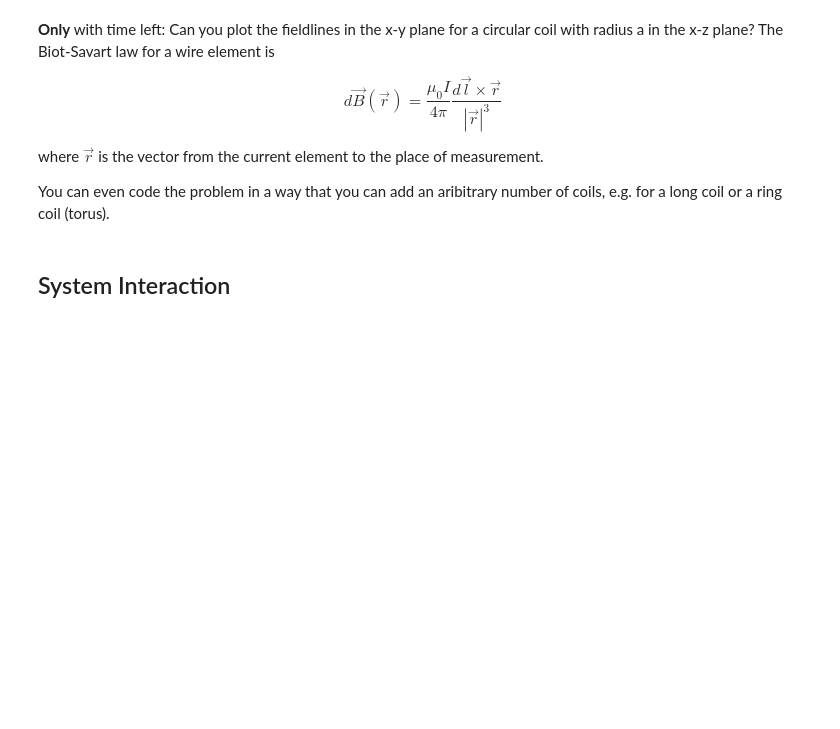
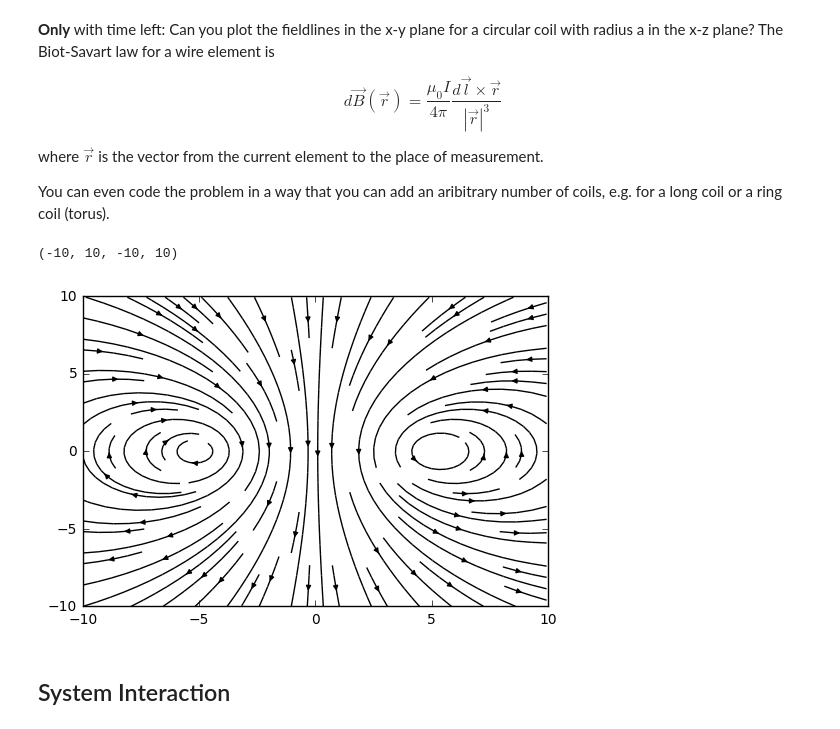
Before and after one commit to woskar/python-for-scientists, a Jupyter notebook: Python for Scientists - Lecture Notes.ipynb, the cells around one changed output. Saved outputs shown, nothing was run; the diff lists cells and outputs as text; code cells hidden in the pictures; blank space fills up the shorter version.

```diff
--- a/Python for Scientists - Lecture Notes.ipynb
+++ b/Python for Scientists - Lecture Notes.ipynb
@@ -332,6 +357,32 @@ $$d\vec{B} (\vec{r})= \frac{\mu_0 I}{4 \pi} \frac{d \vec{l} \times \vec{r}}{|\ve
 where $\vec{r}$ is the vector from the current element to the place of measurement.
 
 You can even code the problem in a way that you can add an aribitrary number of coils, e.g. for a long coil or a ring coil (torus).
+# %%
+a=5                        #radius of the coil
+n=90                       #elements on the coil
+
+x=np.arange(-10,10,0.05)
+y=np.arange(-10,10,0.05)
+dphi=2*np.pi/n
+
+xx,yy=np.meshgrid(x,y)     #generate coordinate grid
+bx=0*xx
+by=0*yy
+
+for phi in np.arange(0,2*np.pi,dphi):
+    cos=np.cos(phi)
+                           #separation coil element-observer
+    rp=np.sqrt((xx-a*cos)**2+a**2*(1.0-cos**2)+yy**2)
+
+                           #magnetic field components (cross product)
+    bx+=-a*cos*yy*dphi/rp**3
+    by+=-a*(a-cos*xx)*dphi/rp**3
+
+plt.streamplot(x,y,bx,by,color='k')
+plt.axis((-10, 10, -10, 10))
+# %% [output]
+(-10, 10, -10, 10)
+[figure, added]
 # %% [markdown]
 ## System Interaction
 # %%
```
Also changed, not shown: parts of 24 cells of this notebook.
